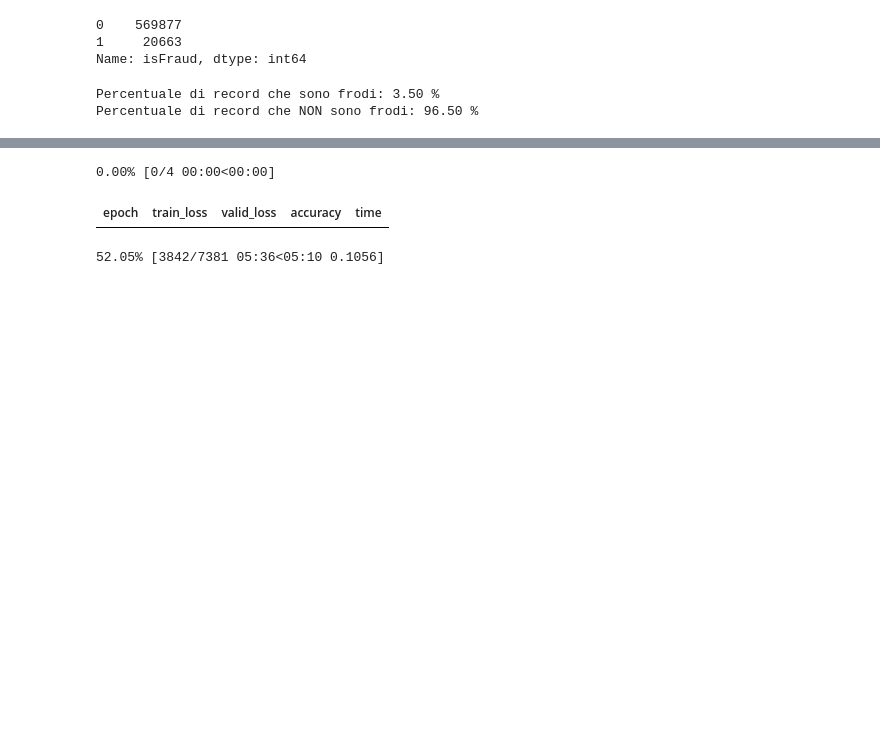
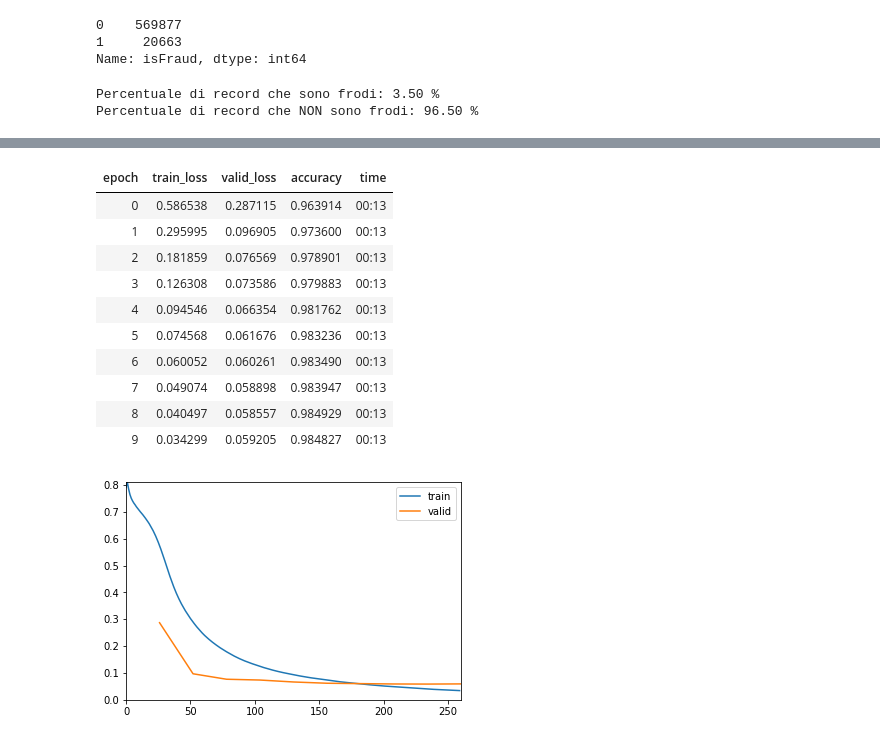
Before and after one commit to fumo88/TVML_notebooks, a Jupyter notebook: IEEE_CIS_Fraud_Detection.ipynb, the cells around one changed output, grey strips where cells are left out. Cells and saved outputs as stored; diff of their text form; code cells hidden in the pictures; blank space fills up the shorter version.

```diff
--- a/IEEE_CIS_Fraud_Detection.ipynb
+++ b/IEEE_CIS_Fraud_Detection.ipynb
@@ -180,7 +316,0 @@ cat_names = train.columns[2:11].tolist() + train.columns[13:15].tolist() + train
-# %%
-#raccolgo le label della var continue
-cont_names = train.columns[1:2].tolist() + train.columns[11:13].tolist() + train.columns[15:44].tolist() + train.columns[53:403].tolist();
-#cont_names #decommenta per print
-# %%
-#test set per fastai
-test = TabularList.from_df(train.iloc[test_split].copy(), path=folder_path, cat_names=cat_names, cont_names=cont_names)
@@ -193,0 +317,4 @@ data = (TabularList.from_df(train, path=folder_path, cat_names=cat_names, cont_n
+# %%
+%%time
+#creo un TabularDataBunch
+data = TabularDataBunch.from_df(path=folder_path, df=train, dep_var=dep_var, valid_idx=list(valid_split), procs=procs, cat_names=cat_names, cont_names=cont_names, bs=bs, test_df=test)
@@ -209,6 +336,6 @@ data.show_batch(rows=10)
 # %%
 #creo il tabular_learner
-learn = tabular_learner(data, layers=[200,100], metrics=accuracy, callback_fns=ShowGraph)
+learn = tabular_learner(data, layers=[300, 50], metrics=accuracy, callback_fns=ShowGraph)
 # %%
 #visualizzazione modello
 learn.model
@@ -215,8 +377,17 @@ learn.model
 # %%
 #faccio partire il training
-learn.fit_one_cycle(4)
+learn.fit_one_cycle(10, max_lr=3e-2)
 # %% [output]
-0.00% [0/4 00:00<00:00]
 | epoch | train_loss | valid_loss | accuracy | time |
+| 0 | 0.586538 | 0.287115 | 0.963914 | 00:13 |
+| 1 | 0.295995 | 0.096905 | 0.973600 | 00:13 |
+| 2 | 0.181859 | 0.076569 | 0.978901 | 00:13 |
+| 3 | 0.126308 | 0.073586 | 0.979883 | 00:13 |
+| 4 | 0.094546 | 0.066354 | 0.981762 | 00:13 |
+| 5 | 0.074568 | 0.061676 | 0.983236 | 00:13 |
+| 6 | 0.060052 | 0.060261 | 0.983490 | 00:13 |
+| 7 | 0.049074 | 0.058898 | 0.983947 | 00:13 |
+| 8 | 0.040497 | 0.058557 | 0.984929 | 00:13 |
+| 9 | 0.034299 | 0.059205 | 0.984827 | 00:13 |
-52.05% [3842/7381 05:36<05:10 0.1056]
+[figure, added]
 # %%
```
Also changed, not shown: parts of 81 cells of this notebook.
